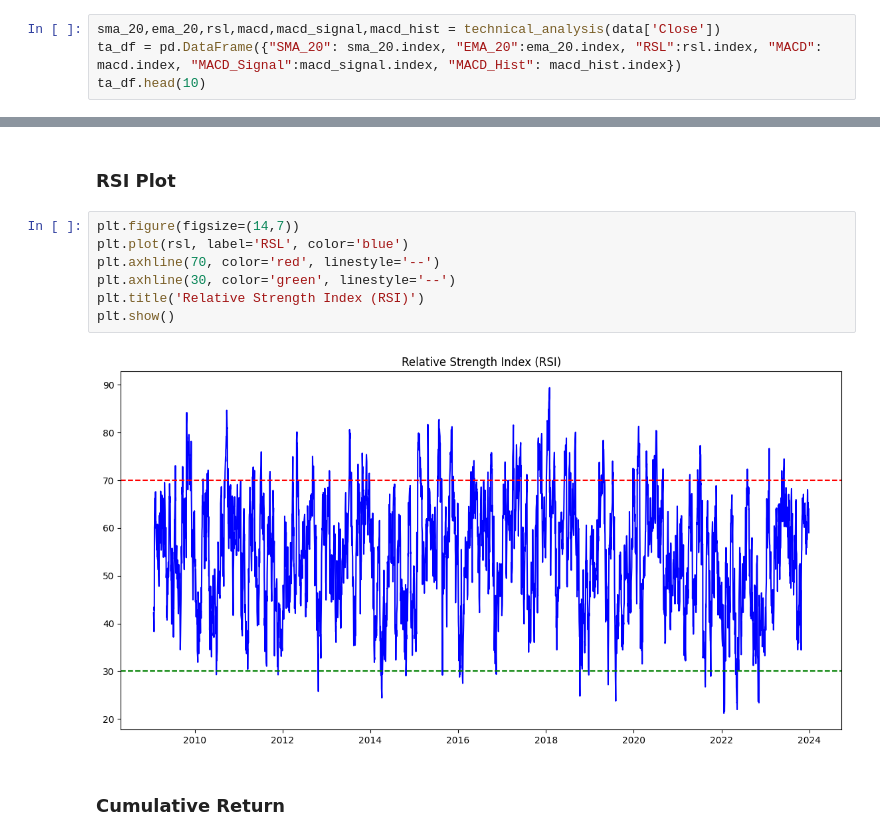
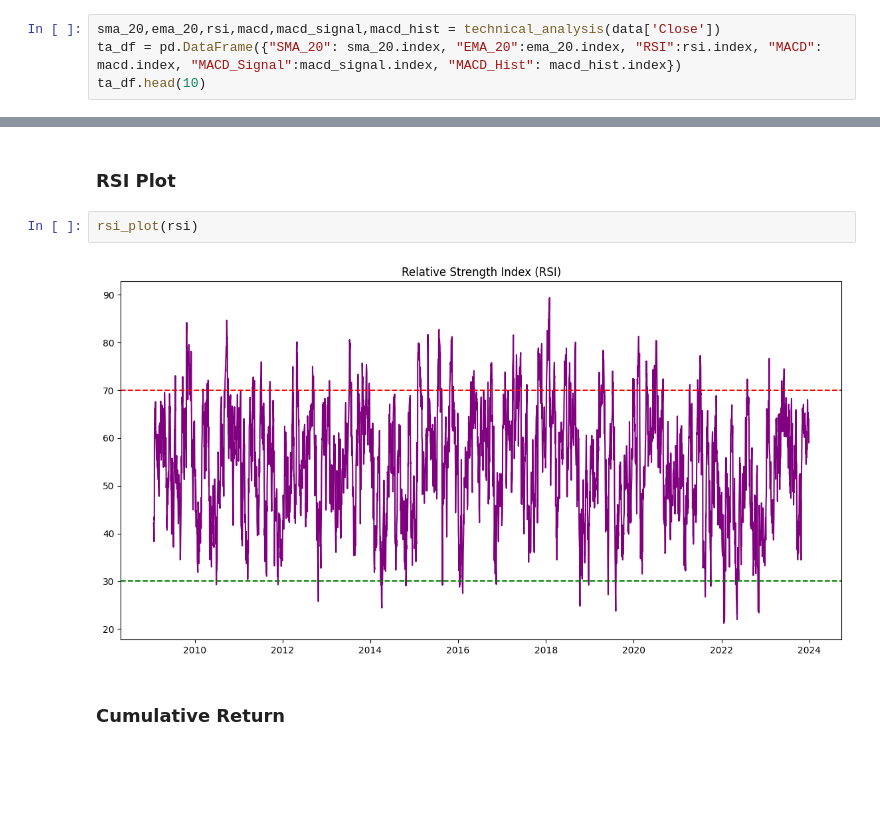
Before and after one commit to Aryam-21/Financial-News-and-Stock-Price-Analysis, a Jupyter notebook: notebooks/amzn.ipynb, the cells around one changed output, grey strips where cells are left out. Drawn from its saved outputs; the diff is of its cells as text; blank space fills up the shorter version.

```diff
--- a/notebooks/amzn.ipynb
+++ b/notebooks/amzn.ipynb
@@ -49,7 +54,7 @@ memory usage: 176.9 KB
 # %% [markdown]
 ## Apply Analysis Indicators with TA-Lib
 # %%
-sma_20,ema_20,rsl,macd,macd_signal,macd_hist = technical_analysis(data['Close'])
-ta_df = pd.DataFrame({"SMA_20": sma_20.index, "EMA_20":ema_20.index, "RSL":rsl.index, "MACD": macd.index, "MACD_Signal":macd_signal.index, "MACD_Hist": macd_hist.index})
+sma_20,ema_20,rsi,macd,macd_signal,macd_hist = technical_analysis(data['Close'])
+ta_df = pd.DataFrame({"SMA_20": sma_20.index, "EMA_20":ema_20.index, "RSI":rsi.index, "MACD": macd.index, "MACD_Signal":macd_signal.index, "MACD_Hist": macd_hist.index})
 ta_df.head(10)
 # %% [output]
@@ -91,14 +88,9 @@ plt.show()
 # %% [markdown]
 ### RSI Plot
 # %%
-plt.figure(figsize=(14,7))
-plt.plot(rsl, label='RSL', color='blue')
-plt.axhline(70, color='red', linestyle='--')
-plt.axhline(30, color='green', linestyle='--')
-plt.title('Relative Strength Index (RSI)')
-plt.show()
+rsi_plot(rsi)
 # %% [output]
-[figure, old version]
+[figure, new version]
 # %% [markdown]
 ### Cumulative Return
 # %%
```
Also changed, not shown: parts of 8 cells of this notebook, 7 other files.
